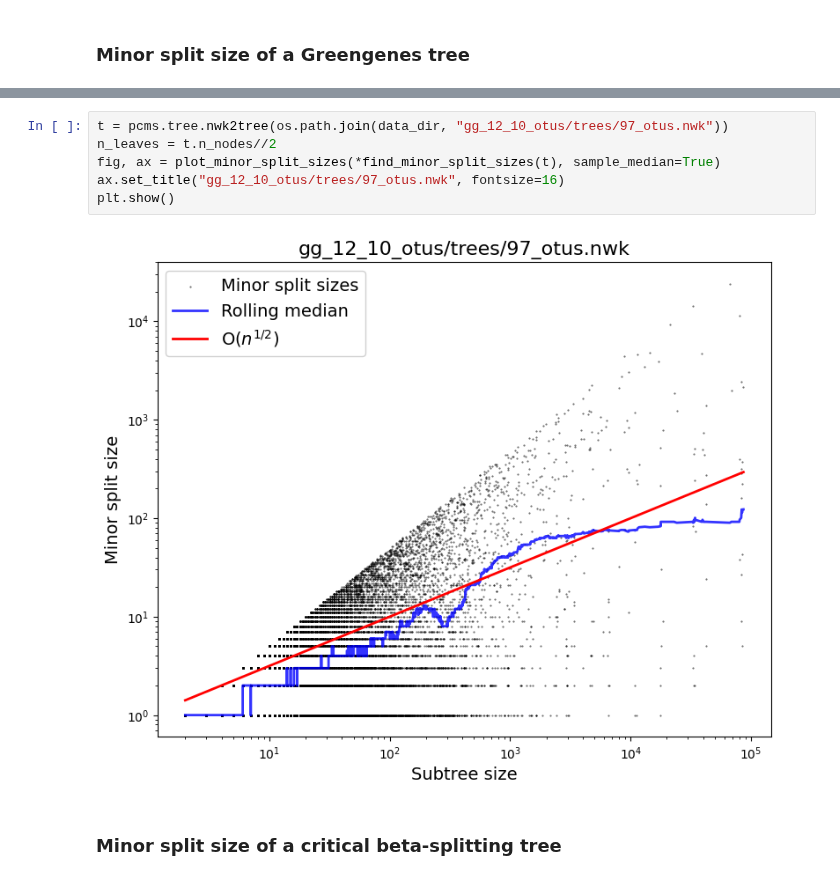
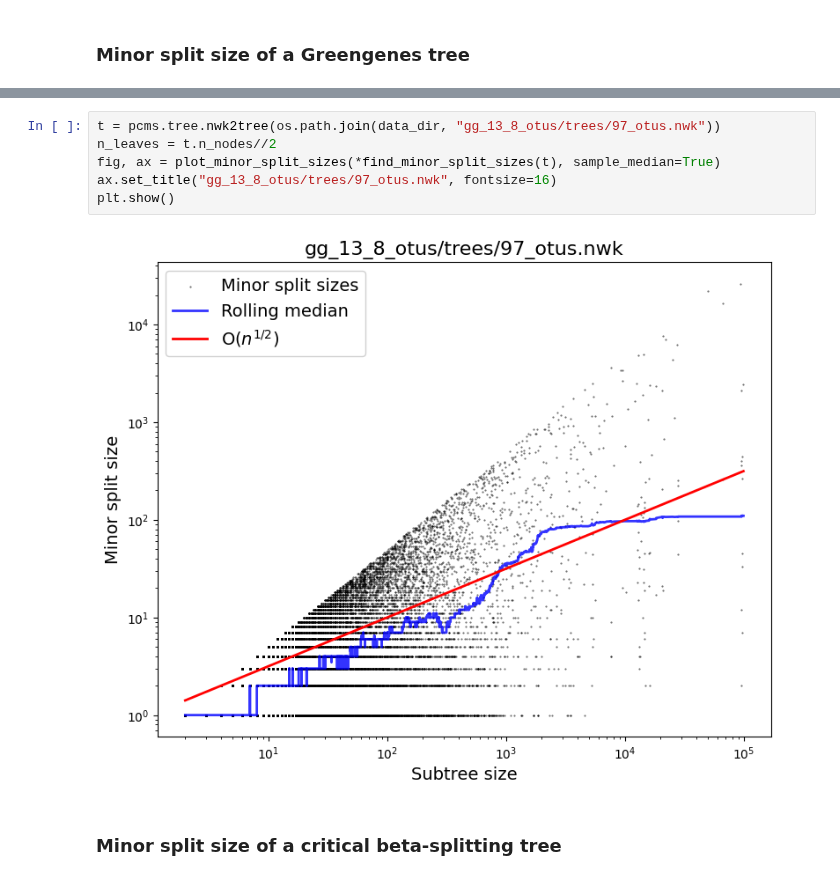
Before and after one commit to spsvihla/pcms, a Jupyter notebook: notebooks/greengenes_median_minor_split_size.ipynb, the cells around one changed output, grey strips where cells are left out. Cells and saved outputs as stored; diff of their text form.

```diff
--- a/notebooks/greengenes_median_minor_split_size.ipynb
+++ b/notebooks/greengenes_median_minor_split_size.ipynb
@@ -204,11 +204,11 @@ plt.show()
 # %%
-t = pcms.tree.nwk2tree(os.path.join(data_dir, "gg_12_10_otus/trees/97_otus.nwk"))
+t = pcms.tree.nwk2tree(os.path.join(data_dir, "gg_13_8_otus/trees/97_otus.nwk"))
 n_leaves = t.n_nodes//2
 fig, ax = plot_minor_split_sizes(*find_minor_split_sizes(t), sample_median=True)
-ax.set_title("gg_12_10_otus/trees/97_otus.nwk", fontsize=16)
+ax.set_title("gg_13_8_otus/trees/97_otus.nwk", fontsize=16)
 plt.show()
 # %% [output]
-[figure, old version]
+[figure, new version]
 # %% [markdown]
 ### Minor split size of a critical beta-splitting tree
 # %%
```
Also changed, not shown: parts of 5 cells of this notebook.
